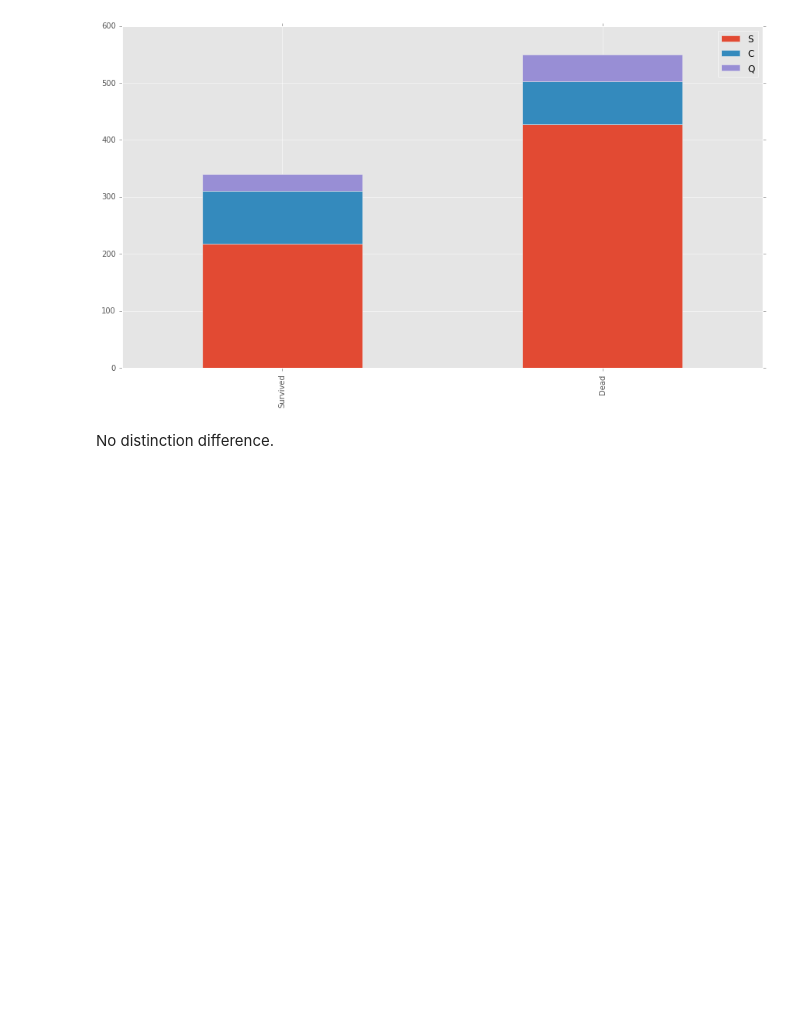
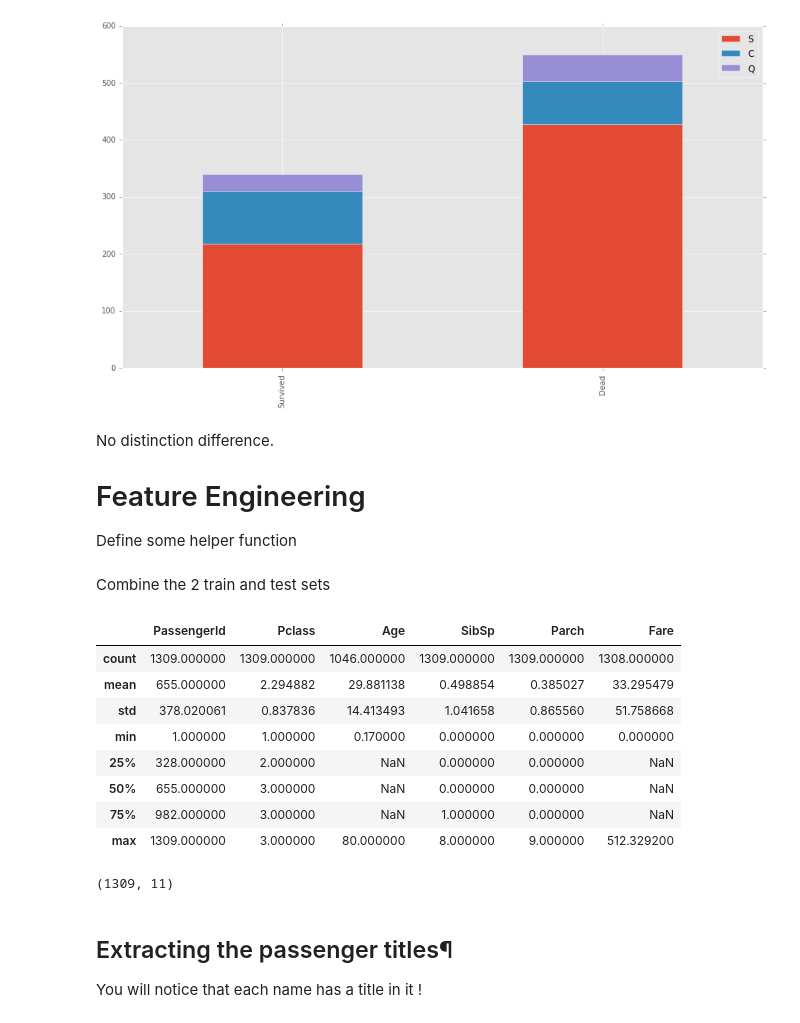
Before and after one commit to thanhluan001/KraggleLearning, a Jupyter notebook: Titanic/1.ipynb, the cells around one changed output. Drawn from its saved outputs; the diff is of its cells as text; code cells hidden in the pictures; blank space fills up the shorter version.

```diff
--- a/Titanic/1.ipynb
+++ b/Titanic/1.ipynb
@@ -121,3 +121,7 @@ df.plot(kind='bar',stacked=True, figsize=(15,8))
 [figure]
 # %% [markdown]
 No distinction difference.
+
+# Feature Engineering
+
+Define some helper function
@@ -123,0 +132,2 @@ No distinction difference.
+# %% [markdown]
+Combine the 2 train and test sets
@@ -123,0 +153,22 @@ No distinction difference.
+# %%
+combined = get_combined_data()
+
+combined.describe()
+# %% [output]
+|  | PassengerId | Pclass | Age | SibSp | Parch | Fare |
+| count | 1309.000000 | 1309.000000 | 1046.000000 | 1309.000000 | 1309.000000 | 1308.000000 |
+| mean | 655.000000 | 2.294882 | 29.881138 | 0.498854 | 0.385027 | 33.295479 |
+| std | 378.020061 | 0.837836 | 14.413493 | 1.041658 | 0.865560 | 51.758668 |
+| min | 1.000000 | 1.000000 | 0.170000 | 0.000000 | 0.000000 | 0.000000 |
+| 25% | 328.000000 | 2.000000 | NaN | 0.000000 | 0.000000 | NaN |
+| 50% | 655.000000 | 3.000000 | NaN | 0.000000 | 0.000000 | NaN |
+| 75% | 982.000000 | 3.000000 | NaN | 1.000000 | 0.000000 | NaN |
+| max | 1309.000000 | 3.000000 | 80.000000 | 8.000000 | 9.000000 | 512.329200 |
+# %%
+combined.shape
+# %% [output]
+(1309, 11)
+# %% [markdown]
+## Extracting the passenger titles¶
+
+You will notice that each name has a title in it !
```
Also changed, not shown: parts of 11 cells of this notebook, 1 other file.
